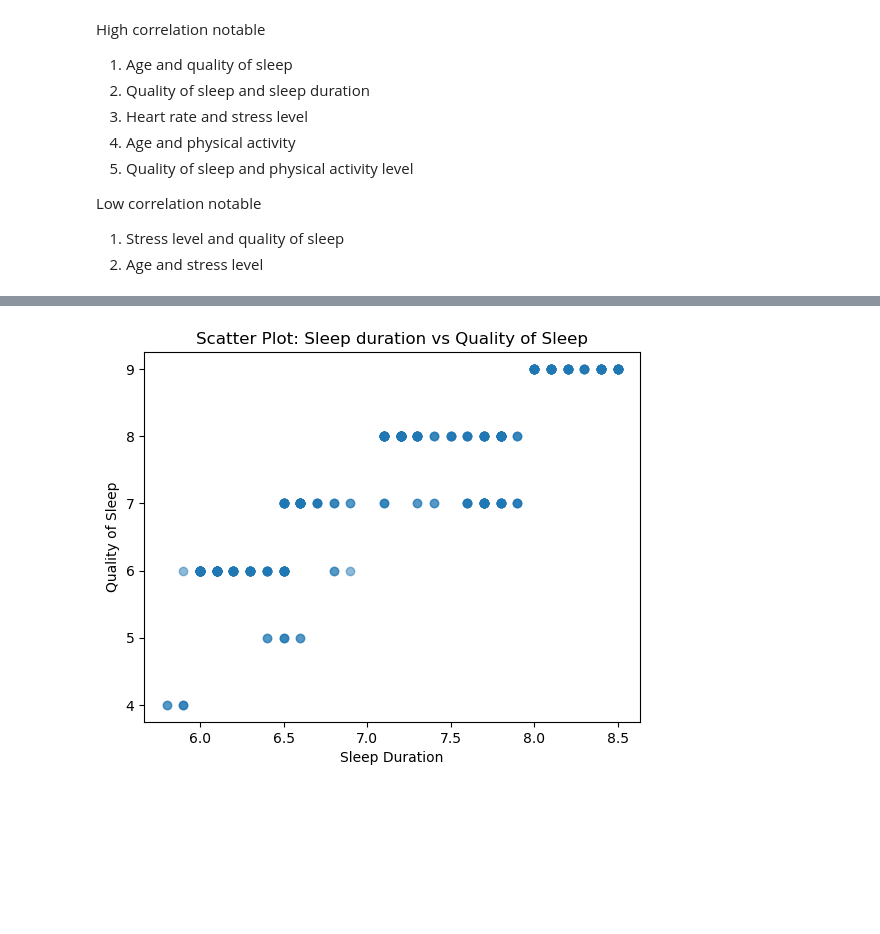
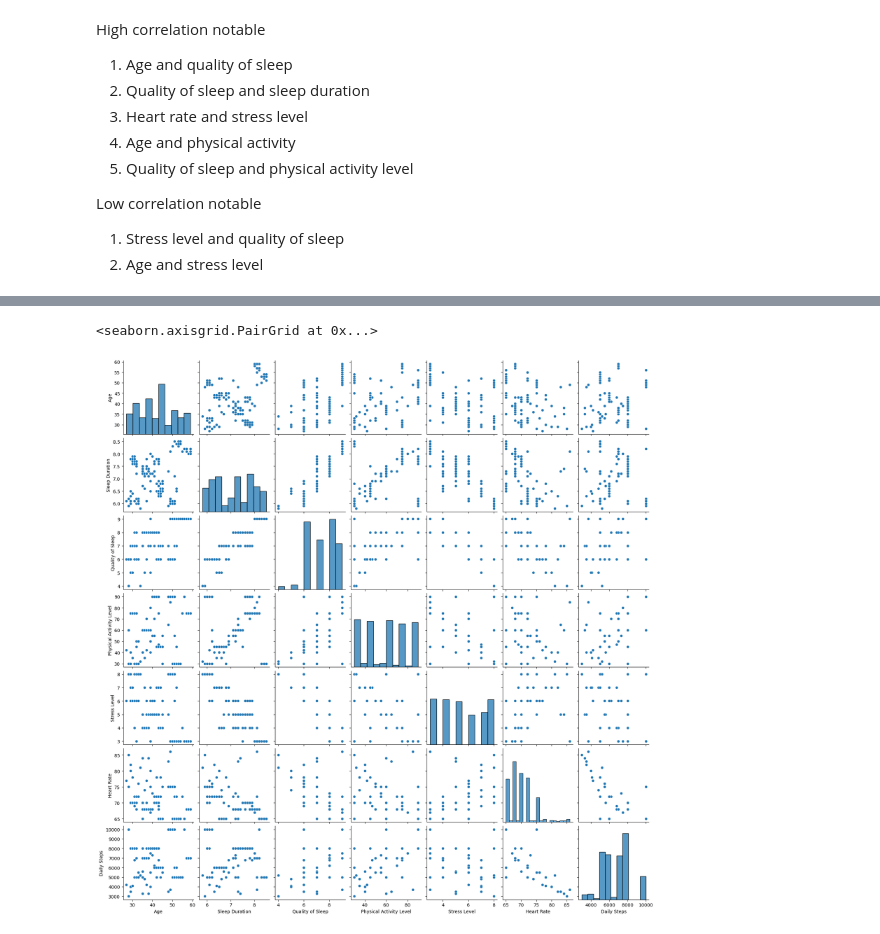
Before and after one commit to Shristythapa/sleep_health_lifestyle_data_analysis, a Jupyter notebook: sleep_health_lifestyle.ipynb, the cells around one changed output, grey strips where cells are left out. Saved outputs shown, nothing was run; the diff lists cells and outputs as text; code cells hidden in the pictures; blank space fills up the shorter version.

Commit message:
pairplotadded

```diff
--- a/sleep_health_lifestyle.ipynb
+++ b/sleep_health_lifestyle.ipynb
@@ -253,17 +202,5 @@ plt.show()
-# %%
-#create list
-sleep_duration=df['Sleep Duration'].tolist()
-quality_of_sleep = df['Quality of Sleep'].tolist()
-
-# Create a scatter plot
-plt.scatter(sleep_duration, quality_of_sleep, alpha=0.5)
-
-# Add labels and a title
-plt.xlabel('Sleep Duration')
-plt.ylabel('Quality of Sleep')
-plt.title('Scatter Plot: Sleep duration vs Quality of Sleep')
-
-# Display the plot
-plt.show()
-# %% [output]
-[figure, removed]
+# %%
+sns.pairplot(df[['Age','Sleep Duration','Quality of Sleep','Physical Activity Level','Stress Level','Heart Rate','Daily Steps']])
+# %% [output]
+<seaborn.axisgrid.PairGrid at 0x...>
+[figure, added]
```
Also changed, not shown: parts of 4 cells of this notebook.
